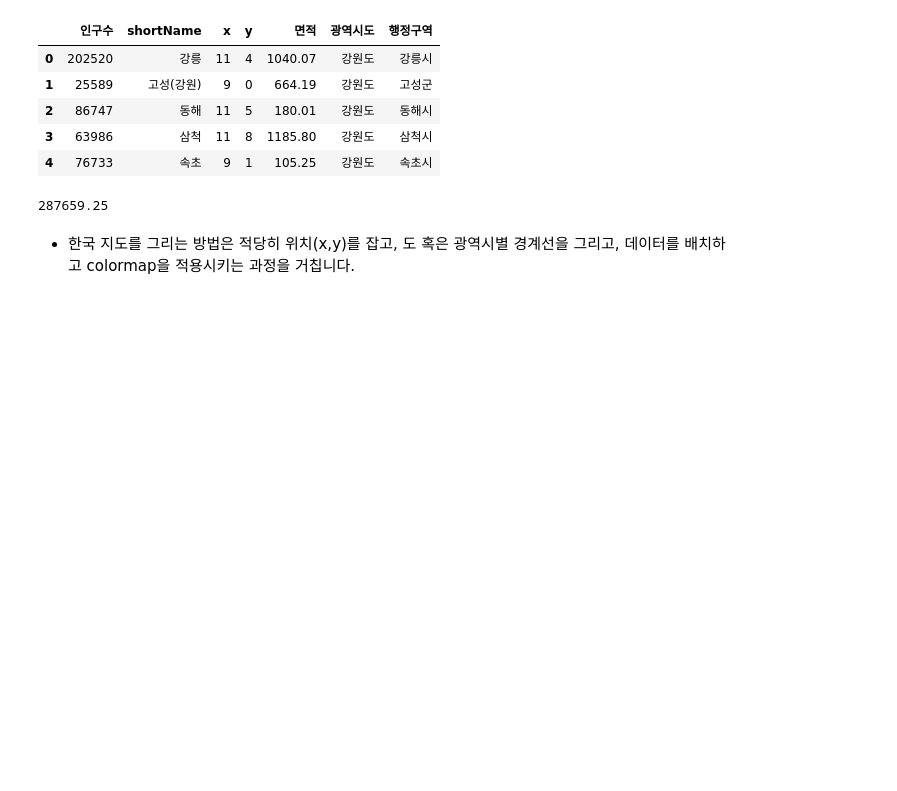
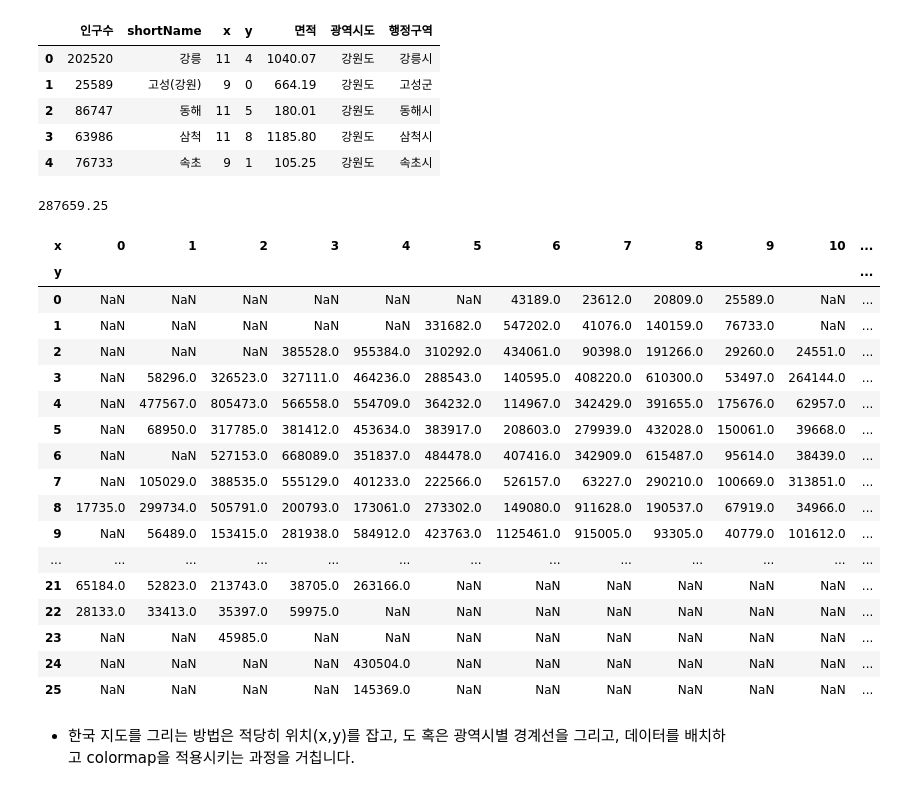
Before and after one commit to byungjun0689/DataScience, a Jupyter notebook: 3. Python/04. 개인/6. Map of Korea (HeatMap Style).ipynb, the cells around one changed output. Saved outputs shown, nothing was run; the diff lists cells and outputs as text; code cells hidden in the pictures; blank space fills up the shorter version.

```diff
--- a/3. Python/04. 개인/6. Map of Korea (HeatMap Style).ipynb
+++ b/3. Python/04. 개인/6. Map of Korea (HeatMap Style).ipynb
@@ -64,6 +64,27 @@ vmax = max(blockedMap[targetData])
 
 mapdata = blockedMap.pivot(index='y', columns='x', values=targetData)
 masked_mapdata = np.ma.masked_where(np.isnan(mapdata), mapdata)
+# %%
+mapdata
+# %% [output]
+| x | 0 | 1 | 2 | 3 | 4 | 5 | 6 | 7 | 8 | 9 | 10 | ... |
+| y |  |  |  |  |  |  |  |  |  |  |  | ... |
+| 0 | NaN | NaN | NaN | NaN | NaN | NaN | 43189.0 | 23612.0 | 20809.0 | 25589.0 | NaN | ... |
+| 1 | NaN | NaN | NaN | NaN | NaN | 331682.0 | 547202.0 | 41076.0 | 140159.0 | 76733.0 | NaN | ... |
+| 2 | NaN | NaN | NaN | 385528.0 | 955384.0 | 310292.0 | 434061.0 | 90398.0 | 191266.0 | 29260.0 | 24551.0 | ... |
+| 3 | NaN | 58296.0 | 326523.0 | 327111.0 | 464236.0 | 288543.0 | 140595.0 | 408220.0 | 610300.0 | 53497.0 | 264144.0 | ... |
+| 4 | NaN | 477567.0 | 805473.0 | 566558.0 | 554709.0 | 364232.0 | 114967.0 | 342429.0 | 391655.0 | 175676.0 | 62957.0 | ... |
+| 5 | NaN | 68950.0 | 317785.0 | 381412.0 | 453634.0 | 383917.0 | 208603.0 | 279939.0 | 432028.0 | 150061.0 | 39668.0 | ... |
+| 6 | NaN | NaN | 527153.0 | 668089.0 | 351837.0 | 484478.0 | 407416.0 | 342909.0 | 615487.0 | 95614.0 | 38439.0 | ... |
+| 7 | NaN | 105029.0 | 388535.0 | 555129.0 | 401233.0 | 222566.0 | 526157.0 | 63227.0 | 290210.0 | 100669.0 | 313851.0 | ... |
+| 8 | 17735.0 | 299734.0 | 505791.0 | 200793.0 | 173061.0 | 273302.0 | 149080.0 | 911628.0 | 190537.0 | 67919.0 | 34966.0 | ... |
+| 9 | NaN | 56489.0 | 153415.0 | 281938.0 | 584912.0 | 423763.0 | 1125461.0 | 915005.0 | 93305.0 | 40779.0 | 101612.0 | ... |
+| ... | ... | ... | ... | ... | ... | ... | ... | ... | ... | ... | ... | ... |
+| 21 | 65184.0 | 52823.0 | 213743.0 | 38705.0 | 263166.0 | NaN | NaN | NaN | NaN | NaN | NaN | ... |
+| 22 | 28133.0 | 33413.0 | 35397.0 | 59975.0 | NaN | NaN | NaN | NaN | NaN | NaN | NaN | ... |
+| 23 | NaN | NaN | 45985.0 | NaN | NaN | NaN | NaN | NaN | NaN | NaN | NaN | ... |
+| 24 | NaN | NaN | NaN | NaN | 430504.0 | NaN | NaN | NaN | NaN | NaN | NaN | ... |
+| 25 | NaN | NaN | NaN | NaN | 145369.0 | NaN | NaN | NaN | NaN | NaN | NaN | ... |
 # %% [markdown]
  - 한국 지도를 그리는 방법은 적당히 위치(x,y)를 잡고, 도 혹은 광역시별 경계선을 그리고, 데이터를 배치하고 colormap을 적용시키는 과정을 거칩니다.
 # %%
```
Also changed, not shown: parts of 2 cells of this notebook, 18 other files.
